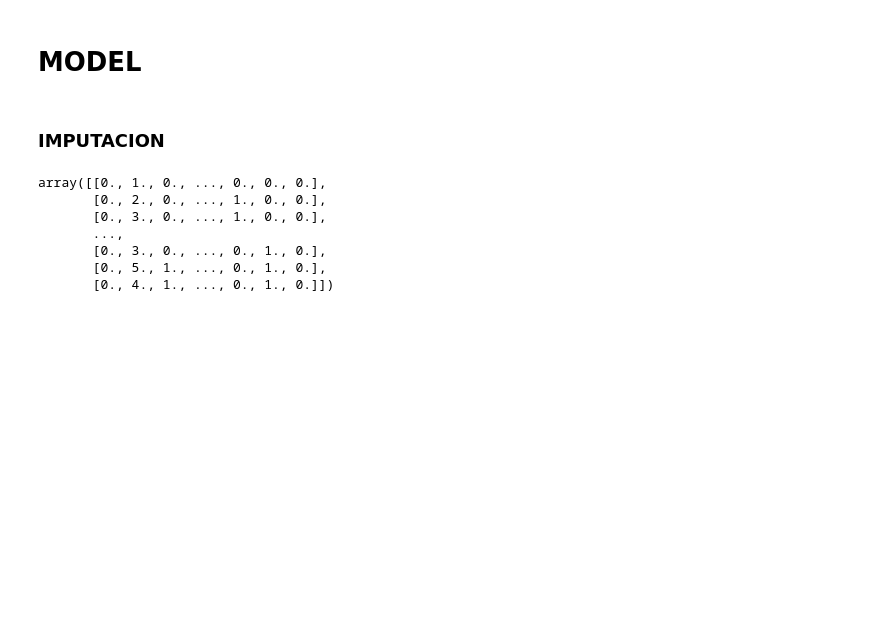
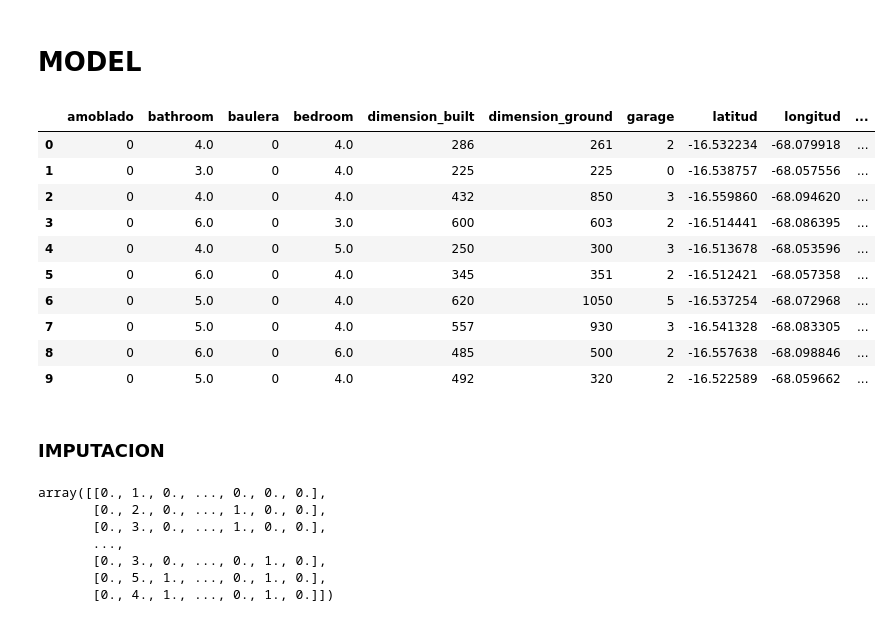
Before and after one commit to mamanipatricia/machineLearningThesis, a Jupyter notebook: 4-v2-ULTRACASAS/4***modelS.ipynb, the cells around one changed output. Drawn from its saved outputs; the diff is of its cells as text; code cells hidden in the pictures; blank space fills up the shorter version.

```diff
--- a/4-v2-ULTRACASAS/4***modelS.ipynb
+++ b/4-v2-ULTRACASAS/4***modelS.ipynb
@@ -32,8 +32,20 @@ from sklearn.neural_network import MLPRegressor
 XC = pd.read_csv('./pre/XC.csv')
 XD = pd.read_csv('./pre/XD.csv')
 # %%
-# XC.head(3)
+XC.head(10)
 # XD.head(3)
+# %% [output]
+|  | amoblado | bathroom | baulera | bedroom | dimension_built | dimension_ground | garage | latitud | longitud | ... |
+| 0 | 0 | 4.0 | 0 | 4.0 | 286 | 261 | 2 | -16.532234 | -68.079918 | ... |
+| 1 | 0 | 3.0 | 0 | 4.0 | 225 | 225 | 0 | -16.538757 | -68.057556 | ... |
+| 2 | 0 | 4.0 | 0 | 4.0 | 432 | 850 | 3 | -16.559860 | -68.094620 | ... |
+| 3 | 0 | 6.0 | 0 | 3.0 | 600 | 603 | 2 | -16.514441 | -68.086395 | ... |
+| 4 | 0 | 4.0 | 0 | 5.0 | 250 | 300 | 3 | -16.513678 | -68.053596 | ... |
+| 5 | 0 | 6.0 | 0 | 4.0 | 345 | 351 | 2 | -16.512421 | -68.057358 | ... |
+| 6 | 0 | 5.0 | 0 | 4.0 | 620 | 1050 | 5 | -16.537254 | -68.072968 | ... |
+| 7 | 0 | 5.0 | 0 | 4.0 | 557 | 930 | 3 | -16.541328 | -68.083305 | ... |
+| 8 | 0 | 6.0 | 0 | 6.0 | 485 | 500 | 2 | -16.557638 | -68.098846 | ... |
+| 9 | 0 | 5.0 | 0 | 4.0 | 492 | 320 | 2 | -16.522589 | -68.059662 | ... |
 # %% [markdown]
 ### **IMPUTACION**
 # %%
```
Also changed, not shown: 3 other files.
